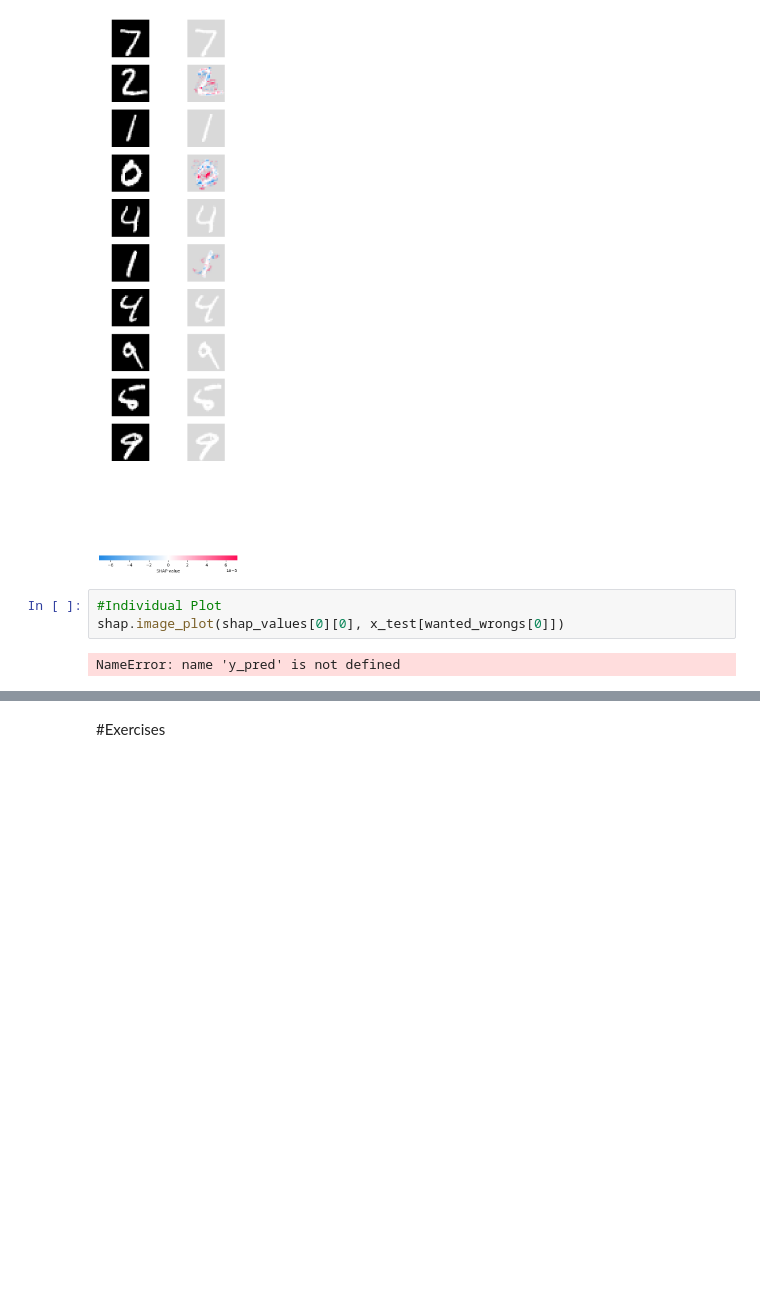
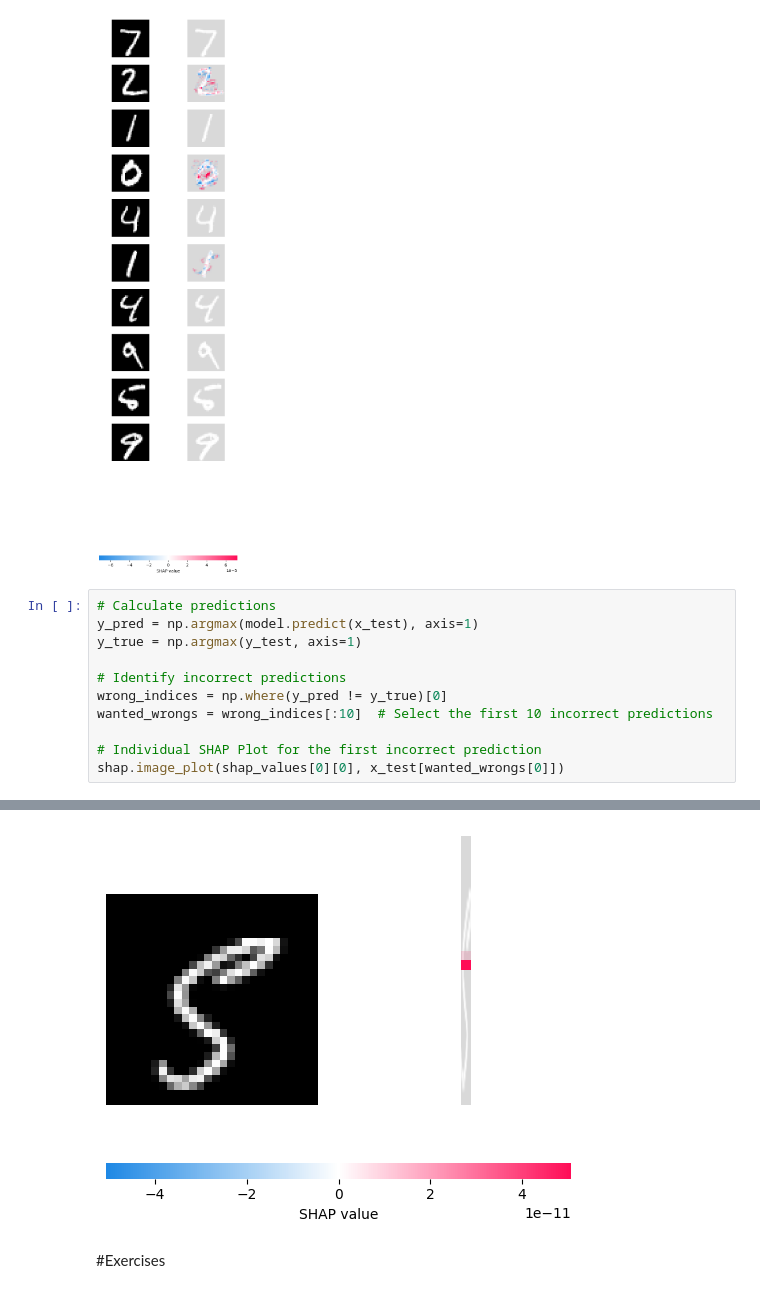
Before and after one commit to ol287/Learning-from-data, a Jupyter notebook: week11.ipynb, the cells around one changed output, grey strips where cells are left out. Saved outputs shown, nothing was run; the diff lists cells and outputs as text; blank space fills up the shorter version.

```diff
--- a/week11.ipynb
+++ b/week11.ipynb
@@ -304,8 +304,15 @@ shap_values = shap_expectations.shap_values(x_test[0:10])
 shap.image_plot(shap_values, x_test[0:10])
 # %% [output]
 [figure]
-# %%
-#Individual Plot
-shap.image_plot(shap_values[0][0], x_test[wanted_wrongs[0]])
-# %% [output]
-NameError: name 'y_pred' is not defined
+# %%
+# Calculate predictions
+y_pred = np.argmax(model.predict(x_test), axis=1)
+y_true = np.argmax(y_test, axis=1)
+
+# Identify incorrect predictions
+wrong_indices = np.where(y_pred != y_true)[0]
+wanted_wrongs = wrong_indices[:10]  # Select the first 10 incorrect predictions
+
+# Individual SHAP Plot for the first incorrect prediction
+shap.image_plot(shap_values[0][0], x_test[wanted_wrongs[0]])
+# %% [output]
@@ -312,3 +320,4 @@ NameError: name 'y_pred' is not defined
+[figure, added]
 # %% [markdown]
 #Exercises
 # %% [markdown]
```
Also changed, not shown: parts of 12 cells of this notebook.
